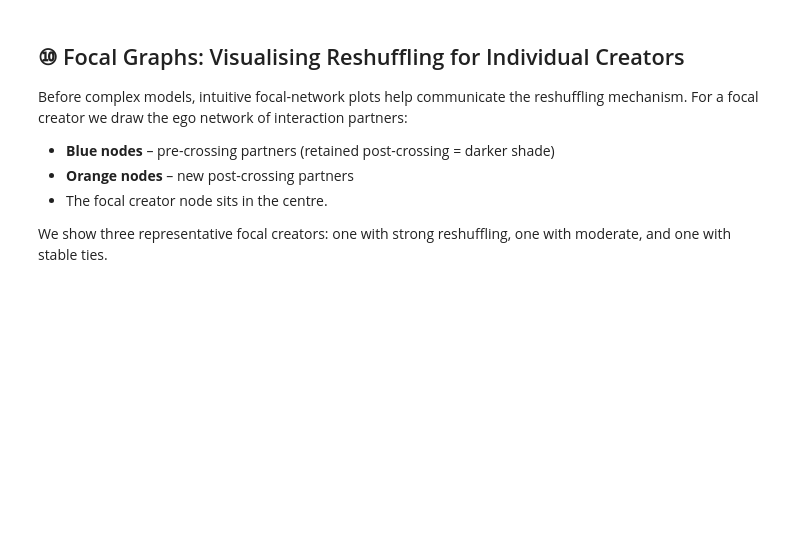
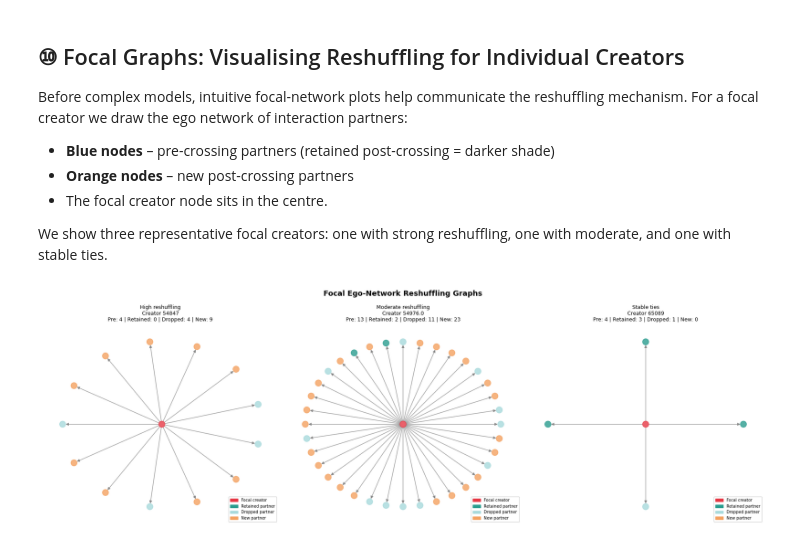
Before and after one commit to catchshashank/network-dynamics, a Jupyter notebook: notebooks/status-network-updated-v150326.ipynb, the cells around one changed output. Drawn from its saved outputs; the diff is of its cells as text; code cells hidden in the pictures; blank space fills up the shorter version.

```diff
--- a/notebooks/status-network-updated-v150326.ipynb
+++ b/notebooks/status-network-updated-v150326.ipynb
@@ -1076,6 +1111,8 @@ Jaccard analysis to ties in the top decile (90th percentile) of total interactio
 We also expose a `top_pct` parameter to allow easy sensitivity analysis.
 # %%
 # ④  Top-intensity ties analysis
+
+WINDOW_DAYS = 180 # Add this line to define WINDOW_DAYS within this cell
 
 def jaccard_top_intensity_ties(interactions, tcross, tie_establishment_dates,
                                 top_pct=0.10, window_days=WINDOW_DAYS):
@@ -1162,6 +1201,9 @@ def interaction_switching_directed(interactions, tcross, direction='creator_to_a
         })
     return pd.DataFrame(results)
 
+# Ensure interactions_combined and tcross_all are defined
+interactions_combined = build_interactions(comments, favoritings, messages, reposts)
+tcross_all = compute_tcross(affiliations, creators)
 
 sw_creator_to_any = interaction_switching_directed(
     interactions_combined, tcross_all, direction='creator_to_any'
@@ -1259,19 +1315,6 @@ for thr in [2, 3, 5]:
     rows.append({
         'Dimension': 'Interaction threshold',
         'Specification': f'>= {thr} events',
-        'n_creators': len(df),
-        'Mean Jaccard': round(df['jaccard_similarity'].mean(), 4),
-        'Mean new_share': round(df['new_partner_share'].mean(), 4)
-    })
-
-# Tie intensity thresholds
-for pct in [0.10, 0.20]:
-    df = jaccard_top_intensity_ties(
-        interactions_combined, tcross_all, tie_establishment_dates, top_pct=pct
-    )
-    rows.append({
-        'Dimension': 'Tie intensity threshold',
-        'Specification': f'Top {int(pct*100)}% ties',
         'n_creators': len(df),
         'Mean Jaccard': round(df['jaccard_similarity'].mean(), 4),
         'Mean new_share': round(df['new_partner_share'].mean(), 4)
@@ -1326,7 +1371,7 @@ def focal_reshuffling_graph(creator_id, interactions, tcross, window_days=WINDOW
         print(f"{creator_id} not in tcross index")
         return
 
-    t = pd.to_datetime(tcross_series.loc[creator_id, 'tcross'])
+    t = tcross_series.loc[creator_id]
     post_end = t + pd.Timedelta(days=window_days)
 
     ev = interactions[interactions['source'] == creator_id].copy()
@@ -1371,30 +1416,32 @@ def focal_reshuffling_graph(creator_id, interactions, tcross, window_days=WINDOW
         mpatches.Patch(color='#2a9d8f', label='Retained partner'),
         mpatches.Patch(color='#a8dadc', label='Dropped partner'),
         mpatches.Patch(color='#f4a261', label='New partner'),
     ]
     ax.legend(handles=legend_patches, fontsize=7, loc='lower right')
 
 
 # Pick three illustrative creators from the switching metrics results
 sw_all = interaction_switching_directed(interactions_combined, tcross_all,
                                          direction='creator_to_any')
 sw_all_clean = sw_all.dropna(subset=['jaccard_similarity']).query('n_pre_partners >= 3 and n_post_partners >= 3')
 
 # High reshuffling (low Jaccard)
 high_reshuffle = sw_all_clean.nsmallest(1, 'jaccard_similarity')['creator_id'].values[0]
 # Moderate reshuffling (near median Jaccard)
 median_j = sw_all_clean['jaccard_similarity'].median()
 moderate_reshuffle = sw_all_clean.iloc[(sw_all_clean['jaccard_similarity'] - median_j).abs().argsort().iloc[0]]['creator_id']
 # Stable ties (high Jaccard)
 stable = sw_all_clean.nlargest(1, 'jaccard_similarity')['creator_id'].values[0]
 
 fig, axes = plt.subplots(1, 3, figsize=(18, 6))
 for ax, cid, label in zip(axes,
                            [high_reshuffle, moderate_reshuffle, stable],
                            ['High reshuffling', 'Moderate reshuffling', 'Stable ties']):
     focal_reshuffling_graph(cid, interactions_combined, tcross_all, ax=ax)
     ax.set_title(f"{label}\n" + ax.get_title(), fontsize=9)
 
 plt.suptitle('Focal Ego-Network Reshuffling Graphs', fontsize=13, fontweight='bold')
 plt.tight_layout()
 plt.show()
+# %% [output]
+[figure, added]
```
Also changed, not shown: parts of 10 cells of this notebook.
